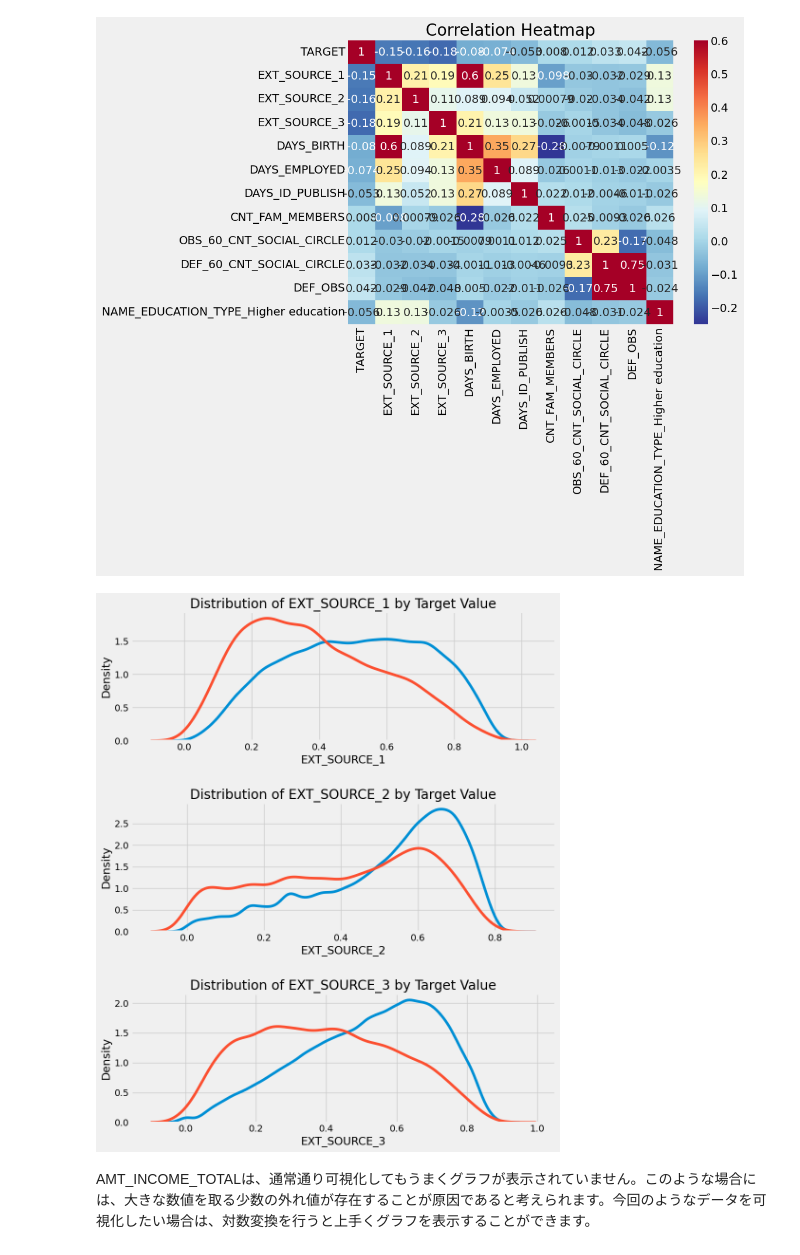
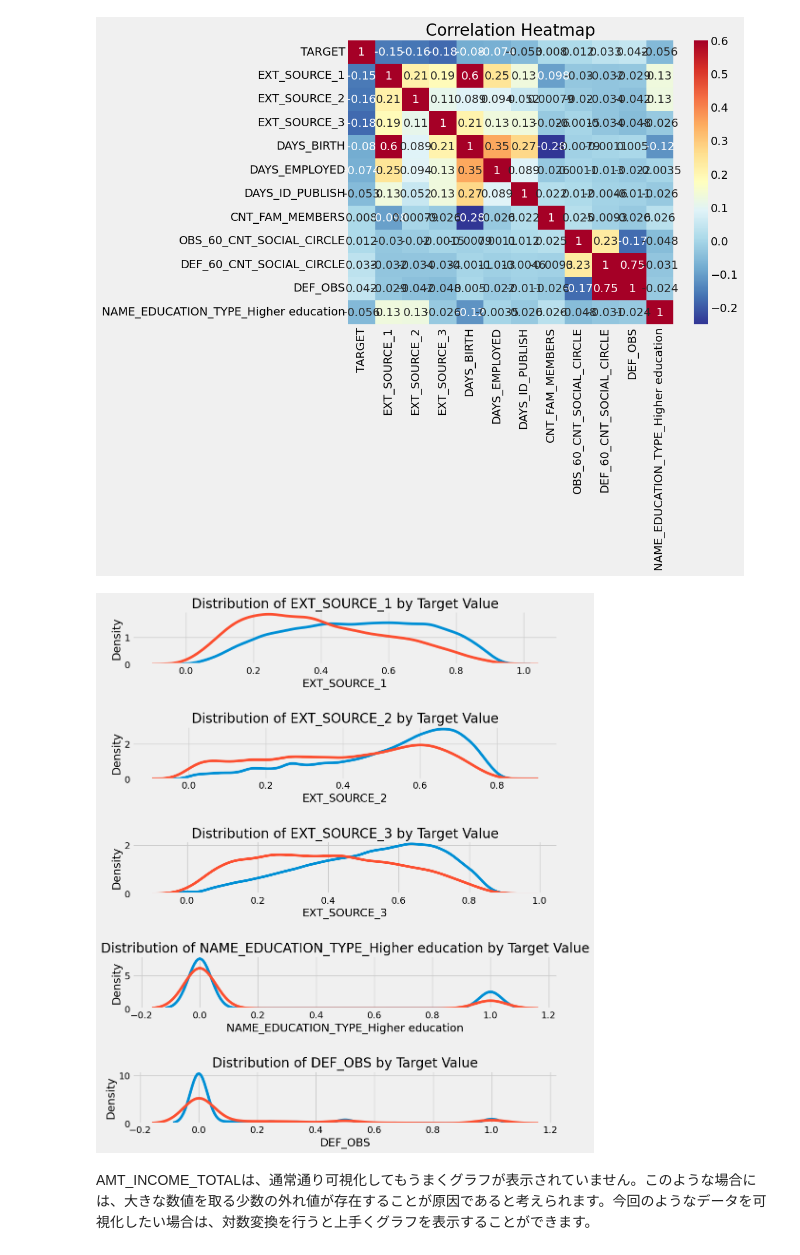
Before and after one commit to rokugatsu/HomeCreditDefaultRisk, a Jupyter notebook: My_competition2_v10.ipynb, the cells around one changed output. Cells and saved outputs as stored; diff of their text form; code cells hidden in the pictures.

```diff
--- a/My_competition2_v10.ipynb
+++ b/My_competition2_v10.ipynb
@@ -53,7 +53,7 @@ Drive already mounted at /content/drive; to attempt to forcibly remount, call dr
 /content/drive/MyDrive/data/competition2
 # %%
 #Switch Kaggle or Omini
-key_kaggle = False
+key_kaggle = True
 # %%
 # データの読み込み
 # INPUT_DIRにtrain.csvなどのデータを置いているディレクトリを指定してください。
@@ -687,23 +688,23 @@ plt.title('Correlation Heatmap');
 # %%
 plt.figure(figsize = (10, 12))
 
 # iterate through the sources
-for i, source in enumerate(['EXT_SOURCE_1', 'EXT_SOURCE_2', 'EXT_SOURCE_3']):
+for i, source in enumerate(['EXT_SOURCE_1', 'EXT_SOURCE_2', 'EXT_SOURCE_3','NAME_EDUCATION_TYPE_Higher education','DEF_OBS']):
 
     # create a new subplot for each source
-    plt.subplot(3, 1, i + 1)
+    plt.subplot(5, 1, i + 1)
     # plot repaid loans
     sns.kdeplot(train.loc[train['TARGET'] == 0, source], label = 'target == 0')
     # plot loans that were not repaid
     sns.kdeplot(train.loc[train['TARGET'] == 1, source], label = 'target == 1')
 
     # Label the plots
     plt.title('Distribution of %s by Target Value' % source)
     plt.xlabel('%s' % source); plt.ylabel('Density');
 
 plt.tight_layout(h_pad = 2.5)
 # %% [output]
-[figure, old version]
+[figure, new version]
 # %%
 # Copy the data for plotting
 #plot_data = ext_data.drop(columns = ['DAYS_BIRTH']).copy()
```
Also changed, not shown: parts of 33 cells of this notebook.
